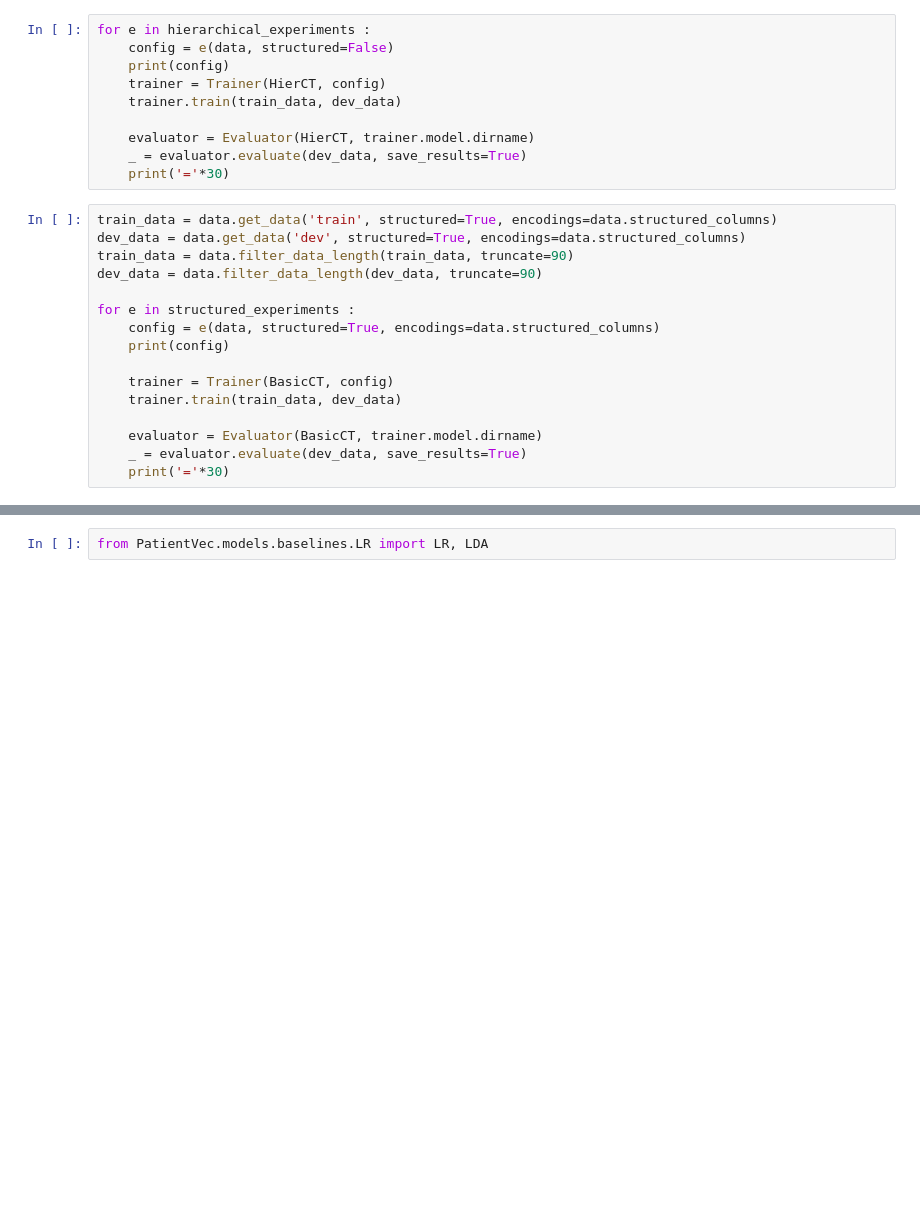
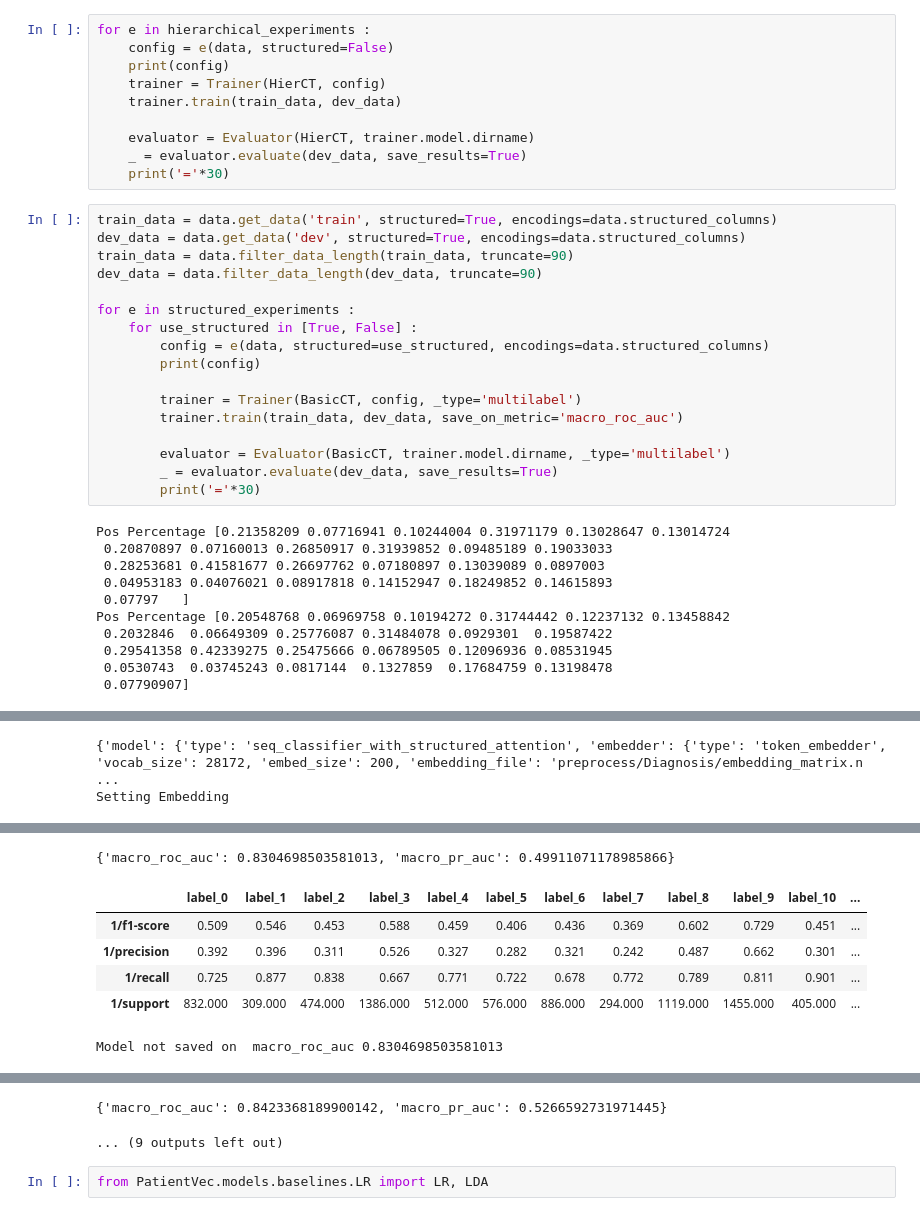
Before and after one commit to successar/PatientVec, a Jupyter notebook: Diagnosis.ipynb, the cells around one changed output, grey strips where cells are left out. Saved outputs shown, nothing was run; the diff lists cells and outputs as text; blank space fills up the shorter version.

```diff
--- a/Diagnosis.ipynb
+++ b/Diagnosis.ipynb
@@ -100,12 +69,24 @@ train_data = data.filter_data_length(train_data, truncate=90)
 dev_data = data.filter_data_length(dev_data, truncate=90)
 
 for e in structured_experiments :
-    config = e(data, structured=True, encodings=data.structured_columns)
-    print(config)
+    for use_structured in [True, False] :
+        config = e(data, structured=use_structured, encodings=data.structured_columns)
+        print(config)
 
-    trainer = Trainer(BasicCT, config)
-    trainer.train(train_data, dev_data)
+        trainer = Trainer(BasicCT, config, _type='multilabel')
+        trainer.train(train_data, dev_data, save_on_metric='macro_roc_auc')
 
-    evaluator = Evaluator(BasicCT, trainer.model.dirname)
-    _ = evaluator.evaluate(dev_data, save_results=True)
-    print('='*30)
+        evaluator = Evaluator(BasicCT, trainer.model.dirname, _type='multilabel')
+        _ = evaluator.evaluate(dev_data, save_results=True)
+        print('='*30)
+# %% [output]
+Pos Percentage [0.21358209 0.07716941 0.10244004 0.31971179 0.13028647 0.13014724
+ 0.20870897 0.07160013 0.26850917 0.31939852 0.09485189 0.19033033
+ 0.28253681 0.41581677 0.26697762 0.07180897 0.13039089 0.0897003
+ 0.04953183 0.04076021 0.08917818 0.14152947 0.18249852 0.14615893
+ 0.07797   ]
+Pos Percentage [0.20548768 0.06969758 0.10194272 0.31744442 0.12237132 0.13458842
+ 0.2032846  0.06649309 0.25776087 0.31484078 0.0929301  0.19587422
+ 0.29541358 0.42339275 0.25475666 0.06789505 0.12096936 0.08531945
+ 0.0530743  0.03745243 0.0817144  0.1327859  0.17684759 0.13198478
+ 0.07790907]
@@ -111,0 +110,2 @@ for e in structured_experiments :
+{'model': {'type': 'seq_classifier_with_structured_attention', 'embedder': {'type': 'token_embedder', 'vocab_size': 28172, 'embed_size': 200, 'embedding_file': 'preprocess/Diagnosis/embedding_matrix.n ...
+Setting Embedding
@@ -111,0 +115,7 @@ for e in structured_experiments :
+{'macro_roc_auc': 0.8304698503581013, 'macro_pr_auc': 0.49911071178985866}
+|  | label_0 | label_1 | label_2 | label_3 | label_4 | label_5 | label_6 | label_7 | label_8 | label_9 | label_10 | ... |
+| 1/f1-score | 0.509 | 0.546 | 0.453 | 0.588 | 0.459 | 0.406 | 0.436 | 0.369 | 0.602 | 0.729 | 0.451 | ... |
+| 1/precision | 0.392 | 0.396 | 0.311 | 0.526 | 0.327 | 0.282 | 0.321 | 0.242 | 0.487 | 0.662 | 0.301 | ... |
+| 1/recall | 0.725 | 0.877 | 0.838 | 0.667 | 0.771 | 0.722 | 0.678 | 0.772 | 0.789 | 0.811 | 0.901 | ... |
+| 1/support | 832.000 | 309.000 | 474.000 | 1386.000 | 512.000 | 576.000 | 886.000 | 294.000 | 1119.000 | 1455.000 | 405.000 | ... |
+Model not saved on  macro_roc_auc 0.8304698503581013
@@ -112,3 +124,5 @@ for e in structured_experiments :
+{'macro_roc_auc': 0.8423368189900142, 'macro_pr_auc': 0.5266592731971445}
+... (9 outputs left out)
 # %%
 from PatientVec.models.baselines.LR import LR, LDA
 # %%
```
Also changed, not shown: parts of 9 cells of this notebook, 2 other files.
